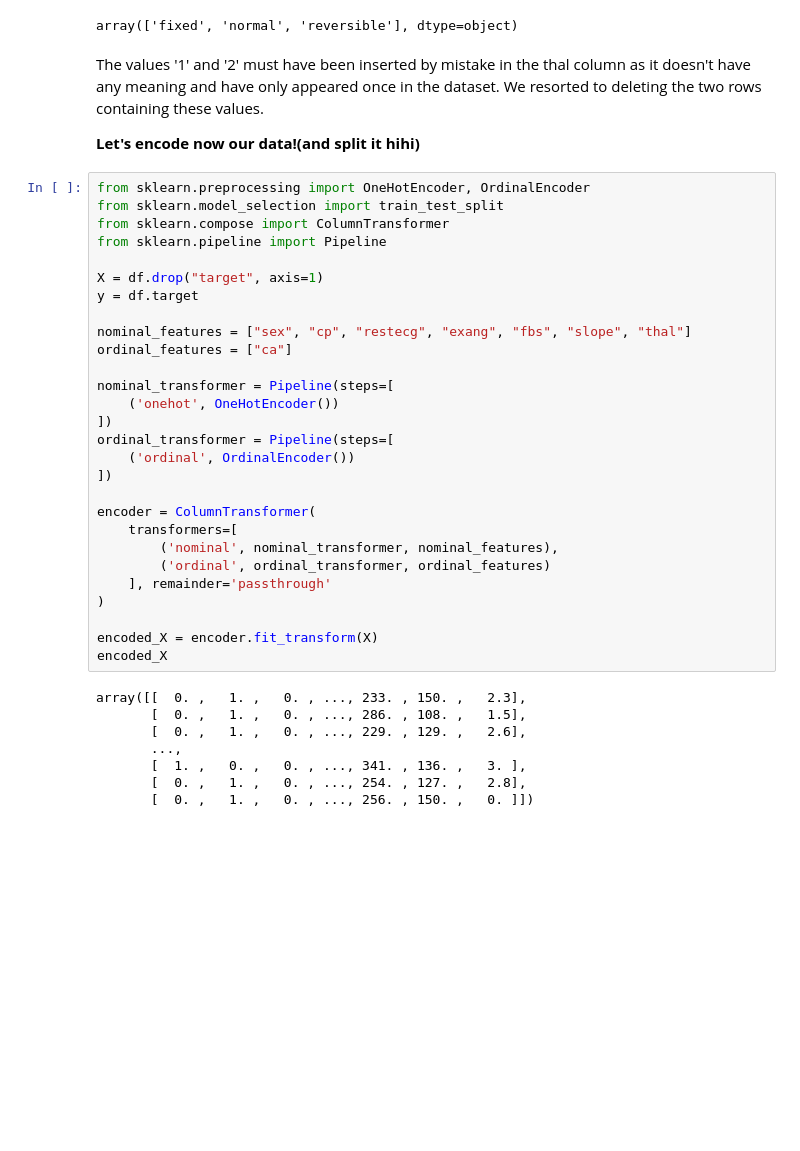
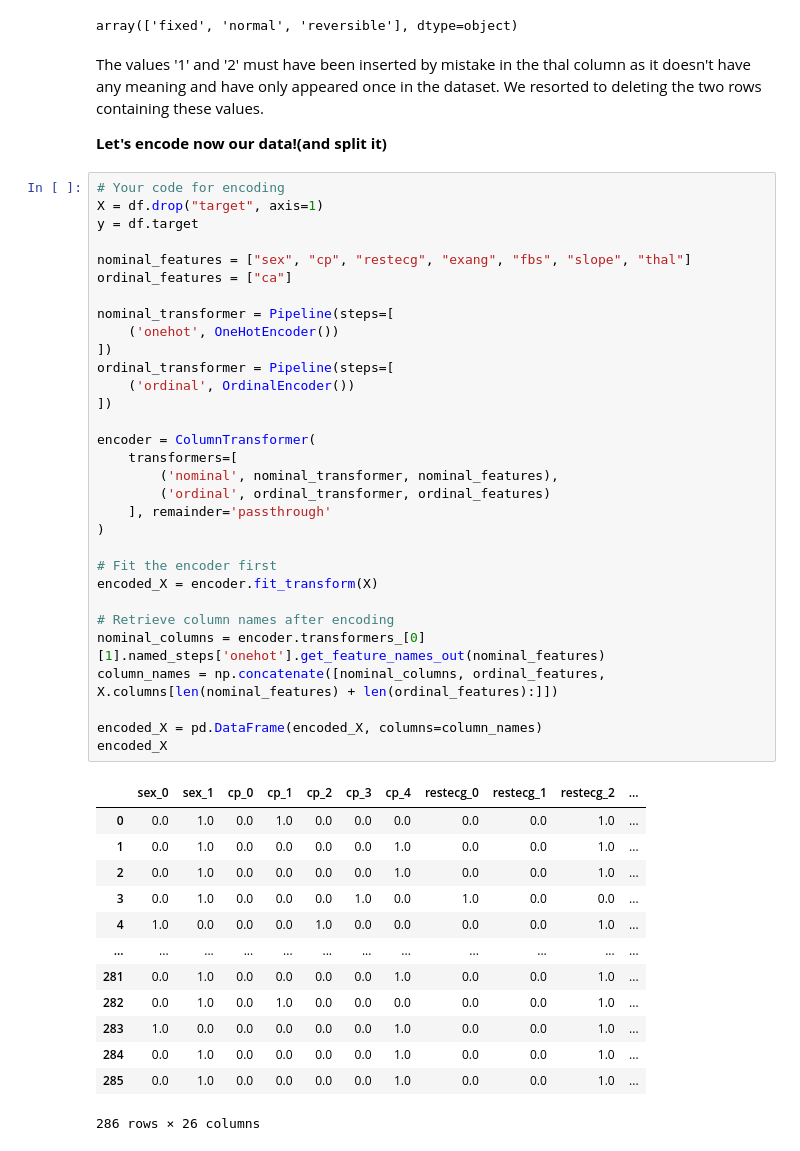
Before and after one commit to mouadiscoding/Sihati-4.0, a Jupyter notebook: heart_disease.ipynb, the cells around one changed output. Drawn from its saved outputs; the diff is of its cells as text; blank space fills up the shorter version.

```diff
--- a/heart_disease.ipynb
+++ b/heart_disease.ipynb
@@ -380,40 +388,49 @@ array(['fixed', 'normal', 'reversible'], dtype=object)
 # %% [markdown]
 The values '1' and '2' must have been inserted by mistake in the thal column as it doesn't have any meaning and have only appeared once in the dataset. We resorted to deleting the two rows containing these values.
 
-**Let's encode now our data!(and split it hihi)**
+**Let's encode now our data!(and split it)**
 # %%
-from sklearn.preprocessing import OneHotEncoder, OrdinalEncoder
-from sklearn.model_selection import train_test_split
-from sklearn.compose import ColumnTransformer
-from sklearn.pipeline import Pipeline
-
+# Your code for encoding
 X = df.drop("target", axis=1)
 y = df.target
 
 nominal_features = ["sex", "cp", "restecg", "exang", "fbs", "slope", "thal"]
 ordinal_features = ["ca"]
 
 nominal_transformer = Pipeline(steps=[
     ('onehot', OneHotEncoder())
 ])
 ordinal_transformer = Pipeline(steps=[
     ('ordinal', OrdinalEncoder())
 ])
 
 encoder = ColumnTransformer(
     transformers=[
         ('nominal', nominal_transformer, nominal_features),
         ('ordinal', ordinal_transformer, ordinal_features)
     ], remainder='passthrough'
 )
 
+# Fit the encoder first
 encoded_X = encoder.fit_transform(X)
+
+# Retrieve column names after encoding
+nominal_columns = encoder.transformers_[0][1].named_steps['onehot'].get_feature_names_out(nominal_features)
+column_names = np.concatenate([nominal_columns, ordinal_features, X.columns[len(nominal_features) + len(ordinal_features):]])
+
+encoded_X = pd.DataFrame(encoded_X, columns=column_names)
 encoded_X
 # %% [output]
+|  | sex_0 | sex_1 | cp_0 | cp_1 | cp_2 | cp_3 | cp_4 | restecg_0 | restecg_1 | restecg_2 | ... |
+| 0 | 0.0 | 1.0 | 0.0 | 1.0 | 0.0 | 0.0 | 0.0 | 0.0 | 0.0 | 1.0 | ... |
+| 1 | 0.0 | 1.0 | 0.0 | 0.0 | 0.0 | 0.0 | 1.0 | 0.0 | 0.0 | 1.0 | ... |
+| 2 | 0.0 | 1.0 | 0.0 | 0.0 | 0.0 | 0.0 | 1.0 | 0.0 | 0.0 | 1.0 | ... |
+| 3 | 0.0 | 1.0 | 0.0 | 0.0 | 0.0 | 1.0 | 0.0 | 1.0 | 0.0 | 0.0 | ... |
+| 4 | 1.0 | 0.0 | 0.0 | 0.0 | 1.0 | 0.0 | 0.0 | 0.0 | 0.0 | 1.0 | ... |
+| ... | ... | ... | ... | ... | ... | ... | ... | ... | ... | ... | ... |
+| 281 | 0.0 | 1.0 | 0.0 | 0.0 | 0.0 | 0.0 | 1.0 | 0.0 | 0.0 | 1.0 | ... |
+| 282 | 0.0 | 1.0 | 0.0 | 1.0 | 0.0 | 0.0 | 0.0 | 0.0 | 0.0 | 1.0 | ... |
+| 283 | 1.0 | 0.0 | 0.0 | 0.0 | 0.0 | 0.0 | 1.0 | 0.0 | 0.0 | 1.0 | ... |
+| 284 | 0.0 | 1.0 | 0.0 | 0.0 | 0.0 | 0.0 | 1.0 | 0.0 | 0.0 | 1.0 | ... |
+| 285 | 0.0 | 1.0 | 0.0 | 0.0 | 0.0 | 0.0 | 1.0 | 0.0 | 0.0 | 1.0 | ... |
-array([[  0. ,   1. ,   0. , ..., 233. , 150. ,   2.3],
-       [  0. ,   1. ,   0. , ..., 286. , 108. ,   1.5],
-       [  0. ,   1. ,   0. , ..., 229. , 129. ,   2.6],
-       ...,
-       [  1. ,   0. ,   0. , ..., 341. , 136. ,   3. ],
-       [  0. ,   1. ,   0. , ..., 254. , 127. ,   2.8],
-       [  0. ,   1. ,   0. , ..., 256. , 150. ,   0. ]])
+286 rows × 26 columns
```
Also changed, not shown: parts of 13 cells of this notebook.
